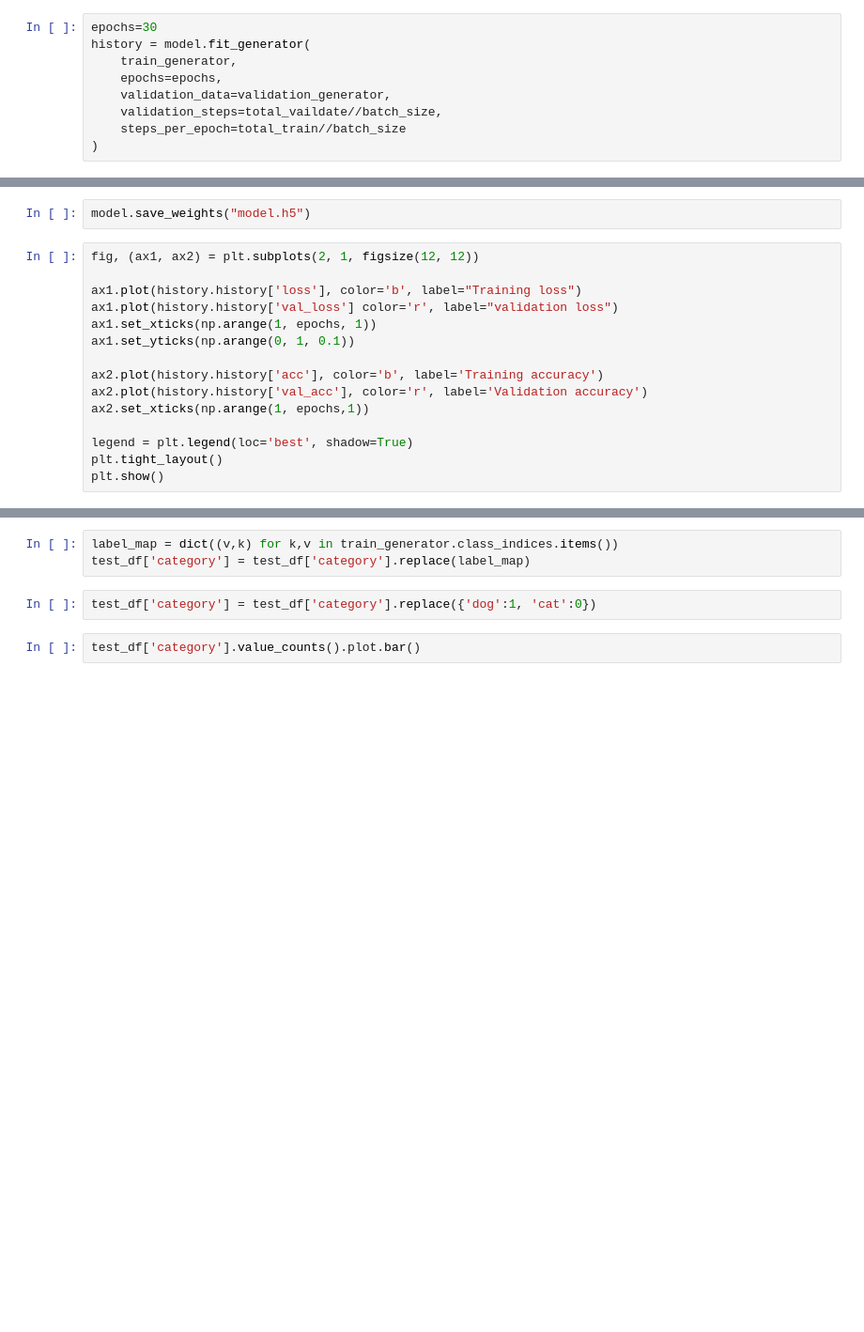
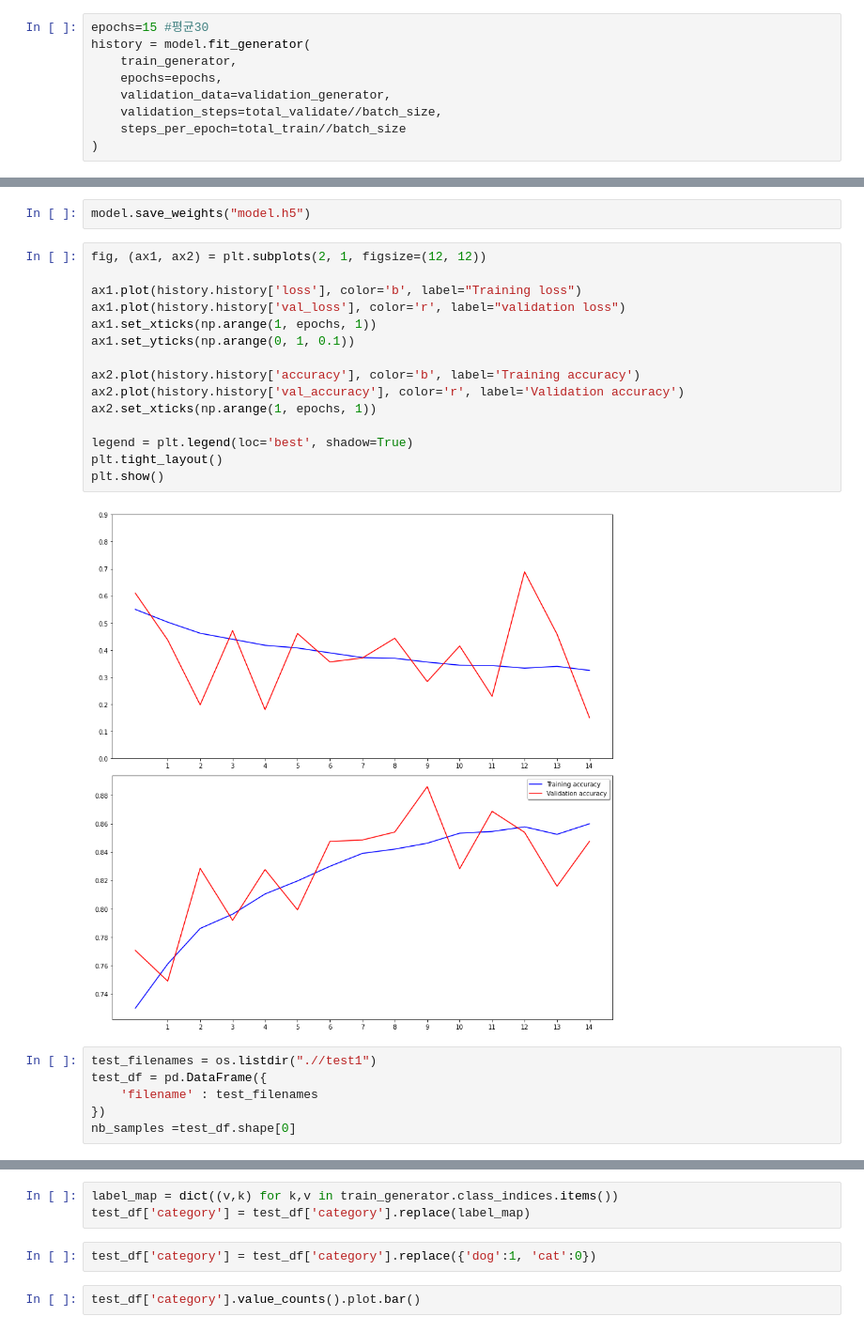
Before and after one commit to yeseul98/yeseul, a Jupyter notebook: classfication.ipynb, the cells around one changed output, grey strips where cells are left out. Shown at 94% size. Cells and saved outputs as stored; diff of their text form; blank space fills up the shorter version.

```diff
--- a/classfication.ipynb
+++ b/classfication.ipynb
@@ -203,9 +215,9 @@ plt.show()
 # %%
-epochs=30
+epochs=15 #평균30
 history = model.fit_generator(
     train_generator,
     epochs=epochs,
     validation_data=validation_generator,
-    validation_steps=total_vaildate//batch_size,
+    validation_steps=total_validate//batch_size,
     steps_per_epoch=total_train//batch_size
 )
@@ -212,20 +243,28 @@ history = model.fit_generator(
 # %%
 model.save_weights("model.h5")
 # %%
-fig, (ax1, ax2) = plt.subplots(2, 1, figsize(12, 12))
+fig, (ax1, ax2) = plt.subplots(2, 1, figsize=(12, 12))
 
 ax1.plot(history.history['loss'], color='b', label="Training loss")
-ax1.plot(history.history['val_loss'] color='r', label="validation loss")
+ax1.plot(history.history['val_loss'], color='r', label="validation loss")
 ax1.set_xticks(np.arange(1, epochs, 1))
 ax1.set_yticks(np.arange(0, 1, 0.1))
 
-ax2.plot(history.history['acc'], color='b', label='Training accuracy')
-ax2.plot(history.history['val_acc'], color='r', label='Validation accuracy')
-ax2.set_xticks(np.arange(1, epochs,1))
+ax2.plot(history.history['accuracy'], color='b', label='Training accuracy')
+ax2.plot(history.history['val_accuracy'], color='r', label='Validation accuracy')
+ax2.set_xticks(np.arange(1, epochs, 1))
 
 legend = plt.legend(loc='best', shadow=True)
 plt.tight_layout()
 plt.show()
+# %% [output]
+[figure, added]
+# %%
+test_filenames = os.listdir(".//test1")
+test_df = pd.DataFrame({
+    'filename' : test_filenames
+})
+nb_samples =test_df.shape[0]
 # %%
 test_gen = ImageDataGenerator(rescale=1./255)
 test_generator = test_gen.flow_from_dataframe(
```
Also changed, not shown: parts of 17 cells of this notebook.
